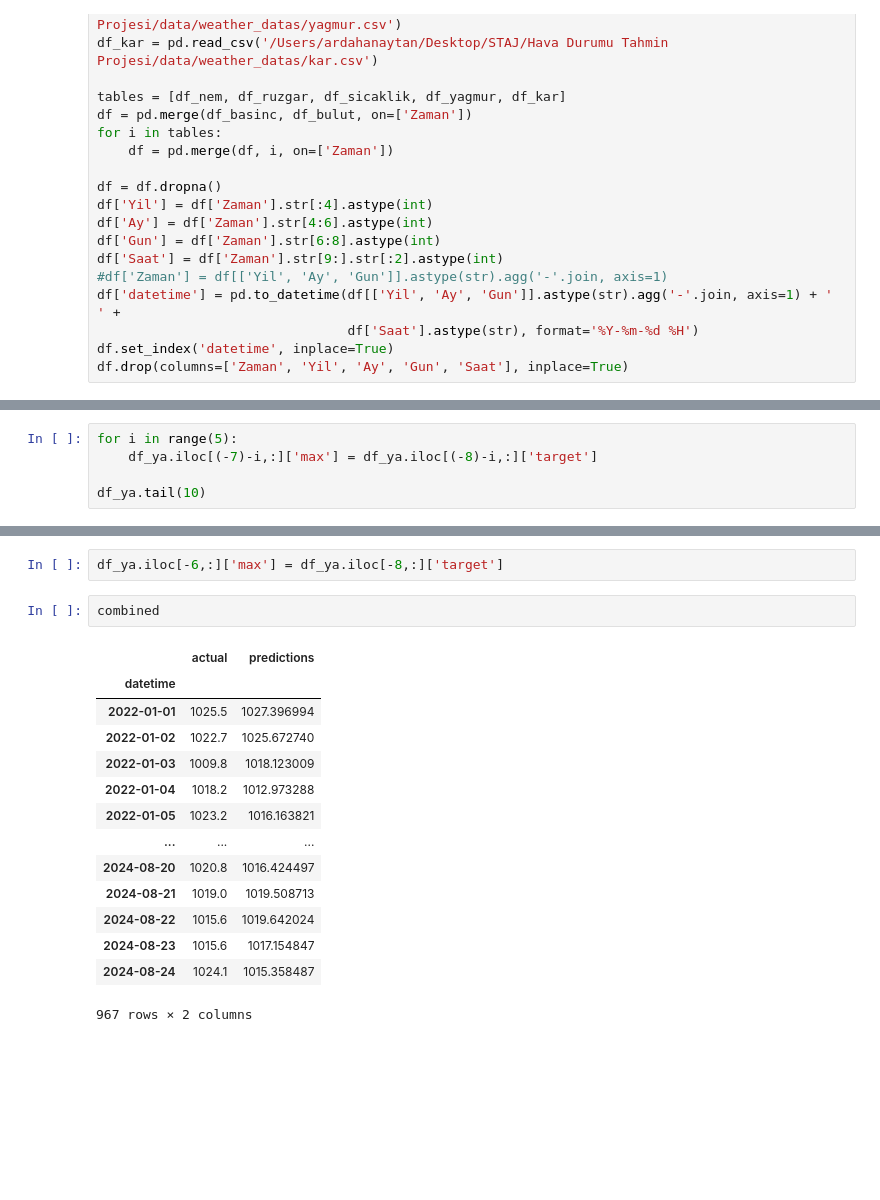
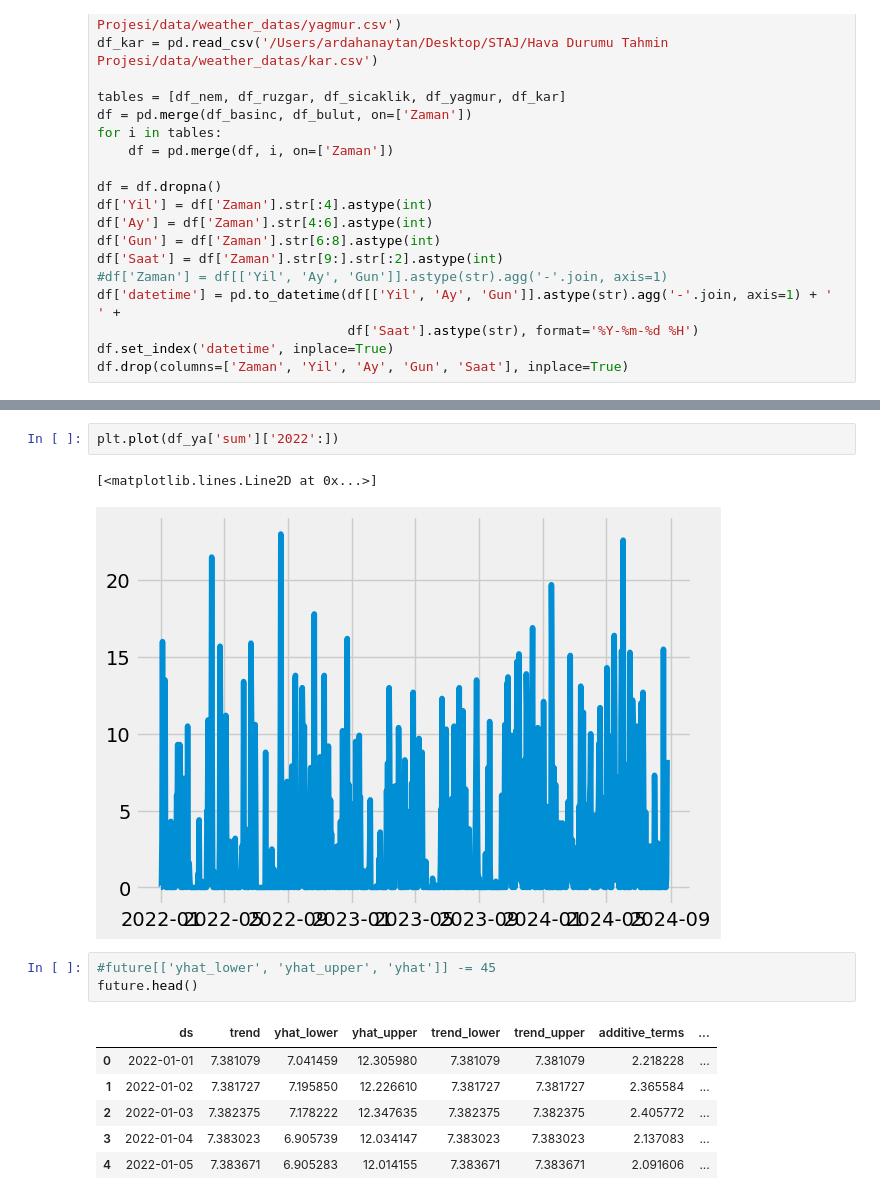
Before and after one commit to ardahanaytan/Hava-Durumu-Tahmini, a Jupyter notebook: notebooks/Untitled.ipynb, the cells around one changed output, grey strips where cells are left out. Drawn from its saved outputs; the diff is of its cells as text; blank space fills up the shorter version.

```diff
--- a/notebooks/Untitled.ipynb
+++ b/notebooks/Untitled.ipynb
@@ -104,5 +177,0 @@ df_ya.tail(20)
-# %%
-for i in range(5):
-    df_ya.iloc[(-7)-i,:]['max'] = df_ya.iloc[(-8)-i,:]['target']
-
-df_ya.tail(10)
@@ -135,19 +178,15 @@ df_ya.tail(10)
-# %%
-df_ya.iloc[-6,:]['max'] = df_ya.iloc[-8,:]['target']
-# %%
-combined
-# %% [output]
-|  | actual | predictions |
-| datetime |  |  |
-| 2022-01-01 | 1025.5 | 1027.396994 |
-| 2022-01-02 | 1022.7 | 1025.672740 |
-| 2022-01-03 | 1009.8 | 1018.123009 |
-| 2022-01-04 | 1018.2 | 1012.973288 |
-| 2022-01-05 | 1023.2 | 1016.163821 |
-| ... | ... | ... |
-| 2024-08-20 | 1020.8 | 1016.424497 |
-| 2024-08-21 | 1019.0 | 1019.508713 |
-| 2024-08-22 | 1015.6 | 1019.642024 |
-| 2024-08-23 | 1015.6 | 1017.154847 |
-| 2024-08-24 | 1024.1 | 1015.358487 |
-967 rows × 2 columns
+# %%
+plt.plot(df_ya['sum']['2022':])
+# %% [output]
+[<matplotlib.lines.Line2D at 0x...>]
+[figure, added]
+# %%
+#future[['yhat_lower', 'yhat_upper', 'yhat']] -= 45
+future.head()
+# %% [output]
+|  | ds | trend | yhat_lower | yhat_upper | trend_lower | trend_upper | additive_terms | ... |
+| 0 | 2022-01-01 | 7.381079 | 7.041459 | 12.305980 | 7.381079 | 7.381079 | 2.218228 | ... |
+| 1 | 2022-01-02 | 7.381727 | 7.195850 | 12.226610 | 7.381727 | 7.381727 | 2.365584 | ... |
+| 2 | 2022-01-03 | 7.382375 | 7.178222 | 12.347635 | 7.382375 | 7.382375 | 2.405772 | ... |
+| 3 | 2022-01-04 | 7.383023 | 6.905739 | 12.034147 | 7.383023 | 7.383023 | 2.137083 | ... |
+| 4 | 2022-01-05 | 7.383671 | 6.905283 | 12.014155 | 7.383671 | 7.383671 | 2.091606 | ... |
```
Also changed, not shown: parts of 8 cells of this notebook, 9 other files.
